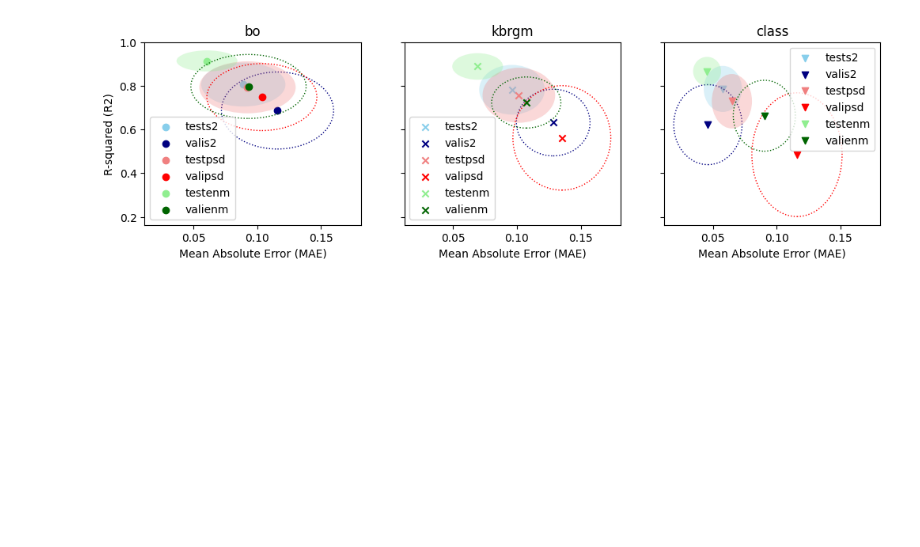
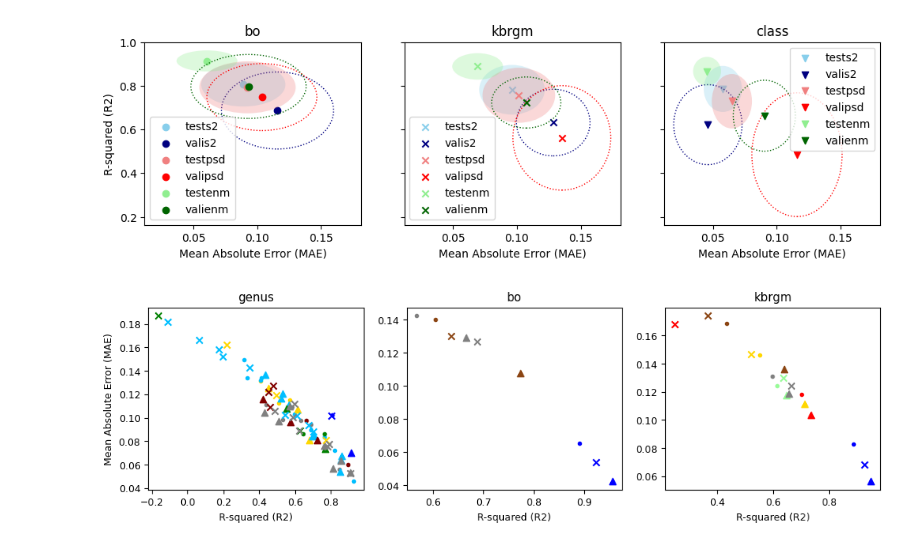
Before and after one commit to uqgrowan/Spectral-Separability-Analysis, a Jupyter notebook: overview_plot.ipynb, the cells around one changed output. Cells and saved outputs as stored; diff of their text form; code cells hidden in the pictures; blank space fills up the shorter version.

```diff
--- a/overview_plot.ipynb
+++ b/overview_plot.ipynb
@@ -70,3 +70,12 @@ plt.savefig(r"C:\Users\s4770224\Documents\Work\Writing\Figures\Obj2\overview.svg
 plt.show()
 # %% [output]
 [figure]
+# %%
+# Define functions
+plt.rcParams['font.family'] = 'sans-serif'
+plt.rcParams['font.size'] = 9
+
+possible_colours = ["deepskyblue",
+                    "palegreen", "coral", "peru", "rebeccapurple", "khaki",  "palegoldenrod","mediumaquamarine", "slateblue", "darkgoldenrod", "olivedrab", "mediumvioletred", "cadetblue", "indigo", "crimson",  "springgreen",  "lightcoral",  "sandybrown", "mediumturquoise", "darkkhaki", "skyblue", "tomato", "brown", "violet", "orange",  "limegreen", "mediumpurple", "darkseagreen","bisque", "yellowgreen",  "tan", "sienna","lightcoral", "aquamarine", "slateblue", "mediumorchid",  "gold", "palevioletred"]
+
+markers = [".", "^", "x"]
@@ -72,0 +108,4 @@ plt.show()
+# %%
+ov2.columns = ov2.iloc[0,:]
+ov2 = ov2.iloc[1:,:]
+ov2.iloc[:, 2:] = ov2.iloc[:, 2:].astype(float)
@@ -72,0 +230,24 @@ plt.show()
+# %%
+fig, ax = plt.subplots(1, 3, figsize = (12, 3))
+
+
+for number, scheme in enumerate(ov2["scheme"].unique()) :
+    df = ov2[ov2["scheme"] == scheme]
+    for col, sensor in enumerate(["s2", "enm", "psd"]):
+        for c_num, class_name in enumerate(df["class"].unique()):
+            df_interest = df[df["class"] == class_name]
+            # print(f"{class_name} - {scheme} - {sensor} on plot {number} with marker {markers[col]} and colour {possible_colours[c_num]}")
+            df_sensor = df_interest.iloc[:, (col+1)*2:(col+1)*2+2]
+            ax[number].scatter(df_sensor["r2"], df_sensor["mae"], c = colours.get(class_name, "black"), marker = markers[col], label = sensor)
+
+            # ax[number].scatter(x.iloc[i], y.iloc[i], c = c[i], marker = params["symbol"].get(df["scheme"].iloc[i]), label = df["set"].iloc[i])
+            # ax[number].legend()
+            # ax[number].set_ylabel("Mean Absolute Error (MAE)")
+            ax[number].set_xlabel("R-squared (R2)")
+            ax[number].set_title(scheme)
+
+ax[0].set_ylabel("Mean Absolute Error (MAE)")
+# plt.savefig(r"C:\Users\s4770224\Documents\Work\Writing\Figures\Obj2\overview_stats.svg", dpi = 300)
+plt.show()
+# %% [output]
+[figure, added]
```
Also changed, not shown: parts of 5 cells of this notebook, 3 other files.
